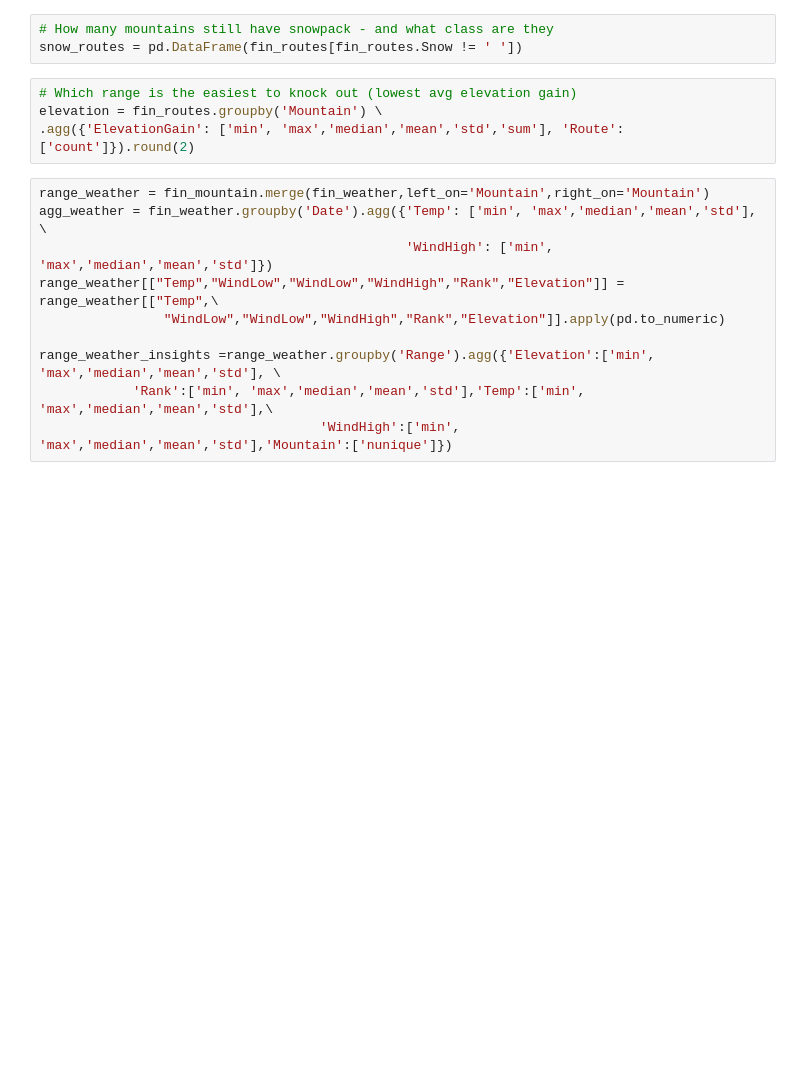
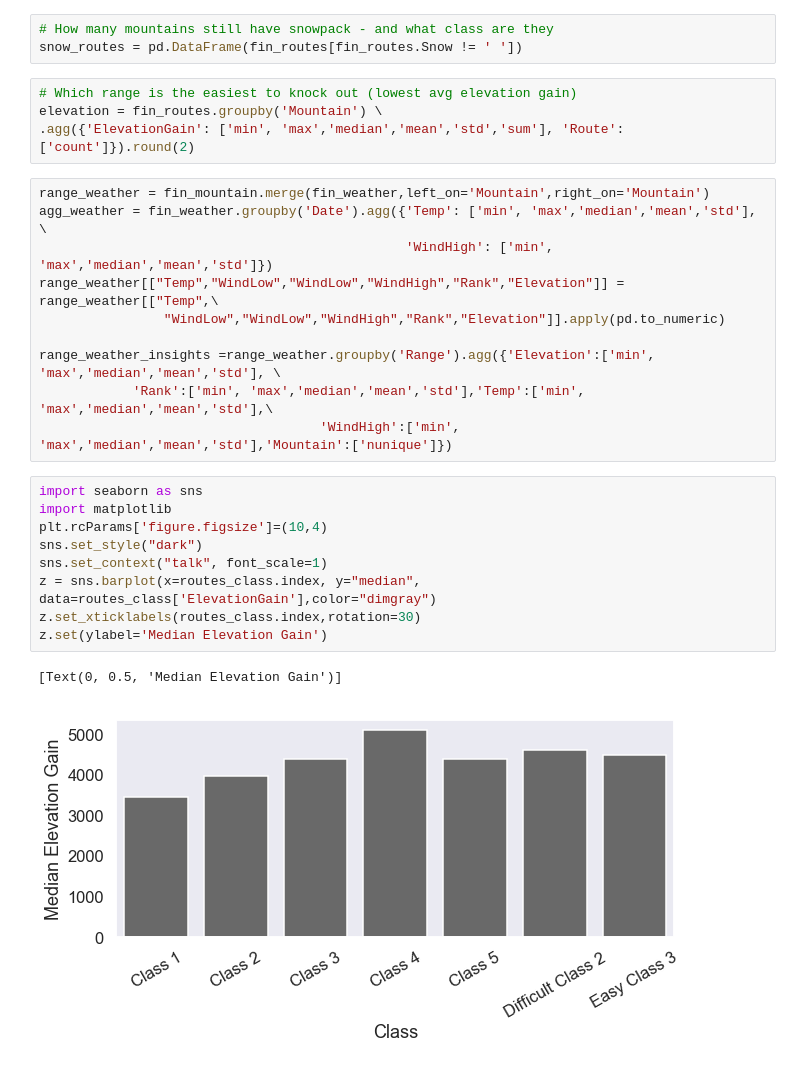
Before and after one commit to chanelle7/ENIAC, a Jupyter notebook: Colorado14ers.ipynb, the cells around one changed output. Cells and saved outputs as stored; diff of their text form; blank space fills up the shorter version.

```diff
--- a/Colorado14ers.ipynb
+++ b/Colorado14ers.ipynb
@@ -66,3 +67,15 @@ range_weather[["Temp","WindLow","WindLow","WindHigh","Rank","Elevation"]] = rang
 range_weather_insights =range_weather.groupby('Range').agg({'Elevation':['min', 'max','median','mean','std'], \
             'Rank':['min', 'max','median','mean','std'],'Temp':['min', 'max','median','mean','std'],\
                                     'WindHigh':['min', 'max','median','mean','std'],'Mountain':['nunique']})
+# %%
+import seaborn as sns
+import matplotlib
+plt.rcParams['figure.figsize']=(10,4)
+sns.set_style("dark")
+sns.set_context("talk", font_scale=1)
+z = sns.barplot(x=routes_class.index, y="median", data=routes_class['ElevationGain'],color="dimgray")
+z.set_xticklabels(routes_class.index,rotation=30)
+z.set(ylabel='Median Elevation Gain')
+# %% [output]
+[Text(0, 0.5, 'Median Elevation Gain')]
+[figure, added]
```
Also changed, not shown: parts of 8 cells of this notebook.
